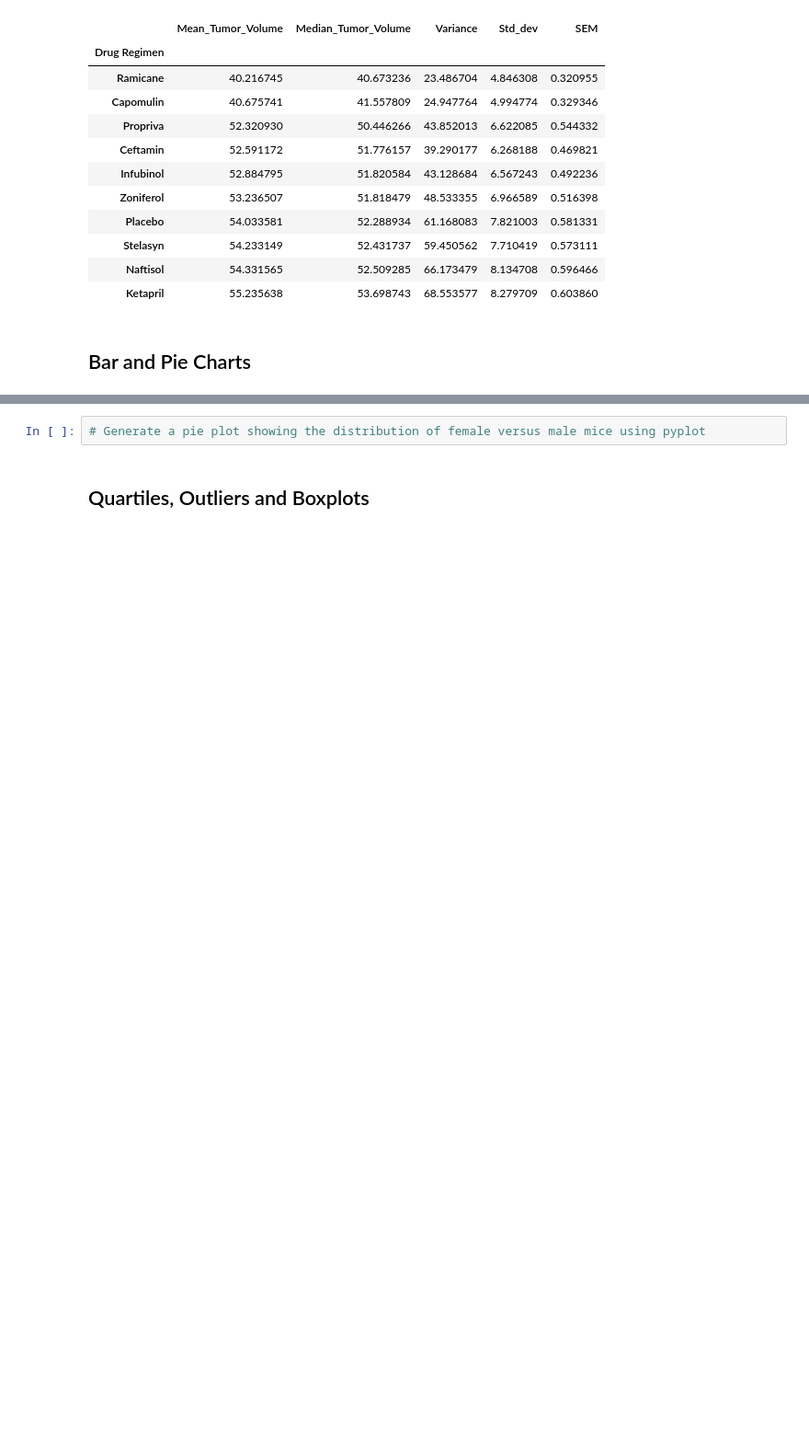
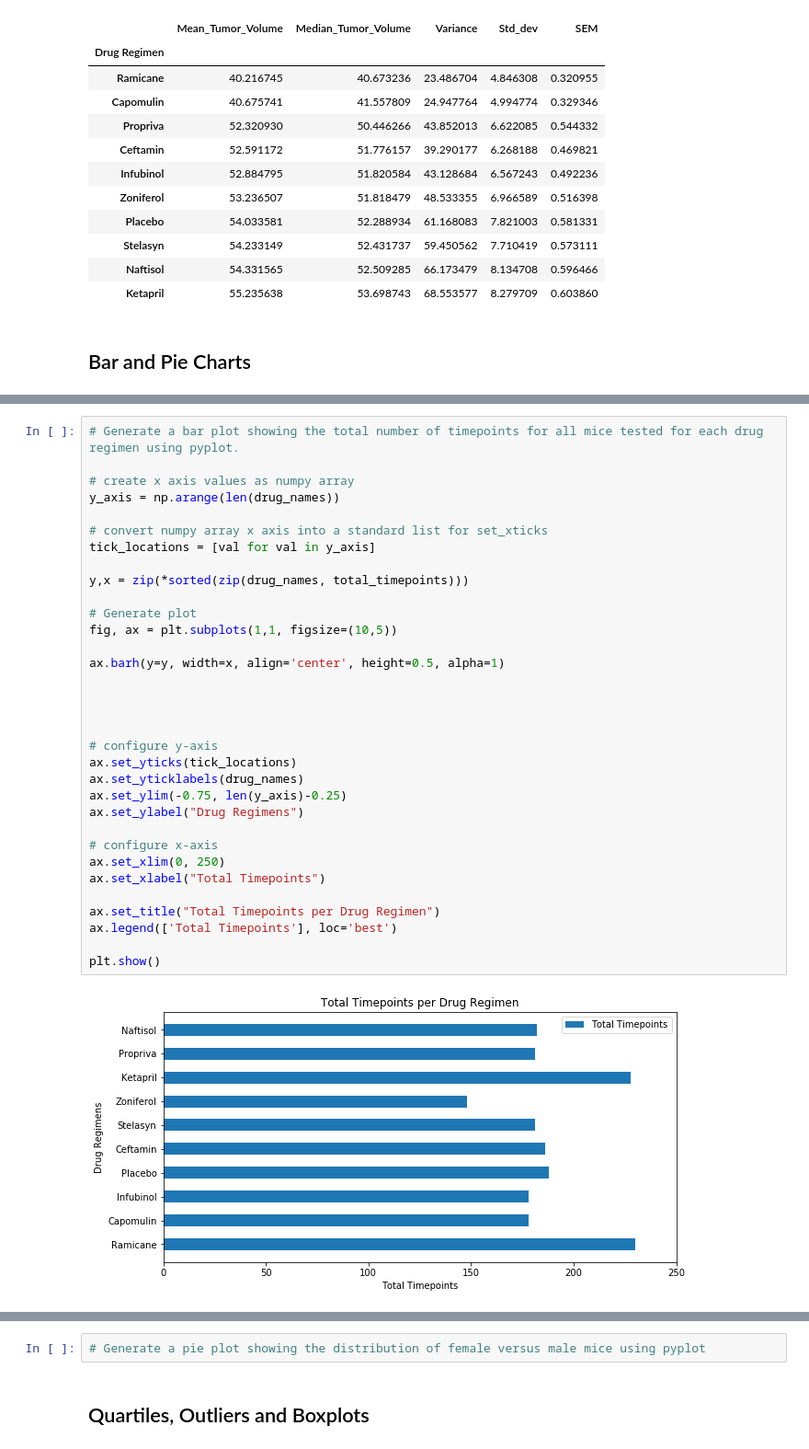
Before and after one commit to JacobTrevithick/matplotlib-challenge, a Jupyter notebook: Pymaceuticals/pymaceuticals_starter.ipynb, the cells around one changed output, grey strips where cells are left out. Shown at 92% size. Saved outputs shown, nothing was run; the diff lists cells and outputs as text; blank space fills up the shorter version.

```diff
--- a/Pymaceuticals/pymaceuticals_starter.ipynb
+++ b/Pymaceuticals/pymaceuticals_starter.ipynb
@@ -157,0 +152,35 @@ AttributeError: 'Rectangle' object has no property 'figsize'
+# %%
+# Generate a bar plot showing the total number of timepoints for all mice tested for each drug regimen using pyplot.
+
+# create x axis values as numpy array
+y_axis = np.arange(len(drug_names))
+
+# convert numpy array x axis into a standard list for set_xticks
+tick_locations = [val for val in y_axis]
+
+y,x = zip(*sorted(zip(drug_names, total_timepoints)))
+
+# Generate plot
+fig, ax = plt.subplots(1,1, figsize=(10,5))
+
+ax.barh(y=y, width=x, align='center', height=0.5, alpha=1)
+
+
+
+
+# configure y-axis
+ax.set_yticks(tick_locations)
+ax.set_yticklabels(drug_names)
+ax.set_ylim(-0.75, len(y_axis)-0.25)
+ax.set_ylabel("Drug Regimens")
+
+# configure x-axis
+ax.set_xlim(0, 250)
+ax.set_xlabel("Total Timepoints")
+
+ax.set_title("Total Timepoints per Drug Regimen")
+ax.legend(['Total Timepoints'], loc='best')
+
+plt.show()
+# %% [output]
+[figure, added]
```
Also changed, not shown: parts of 5 cells of this notebook.
